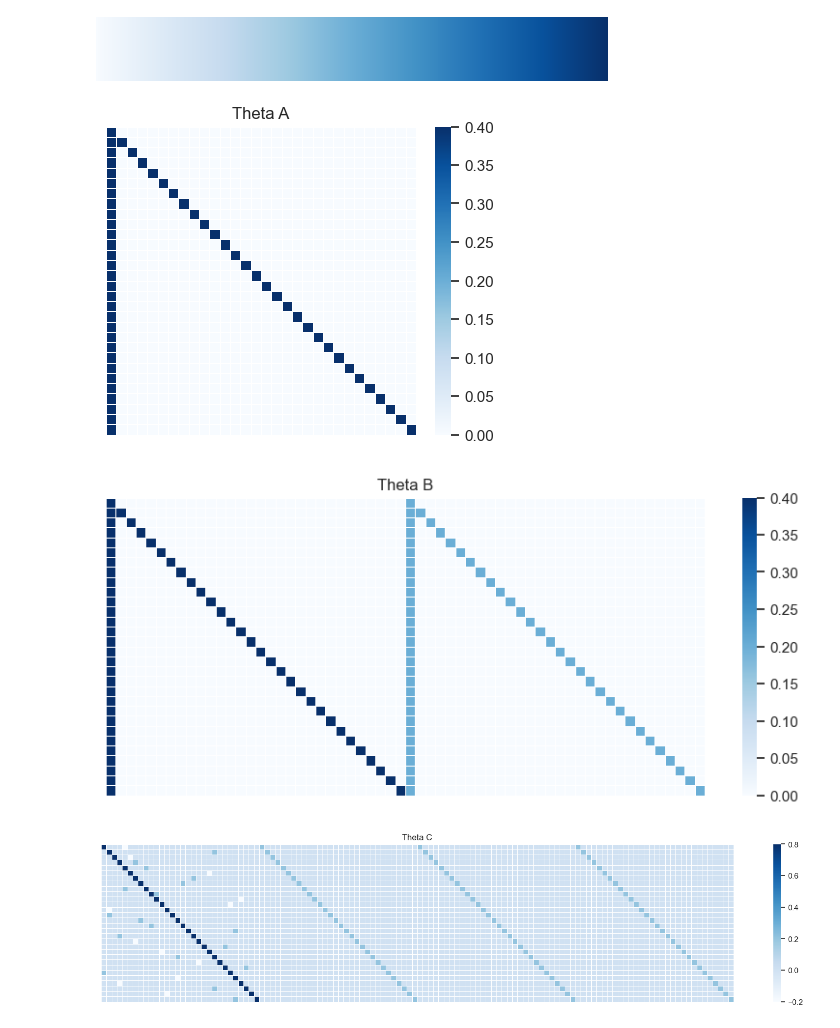
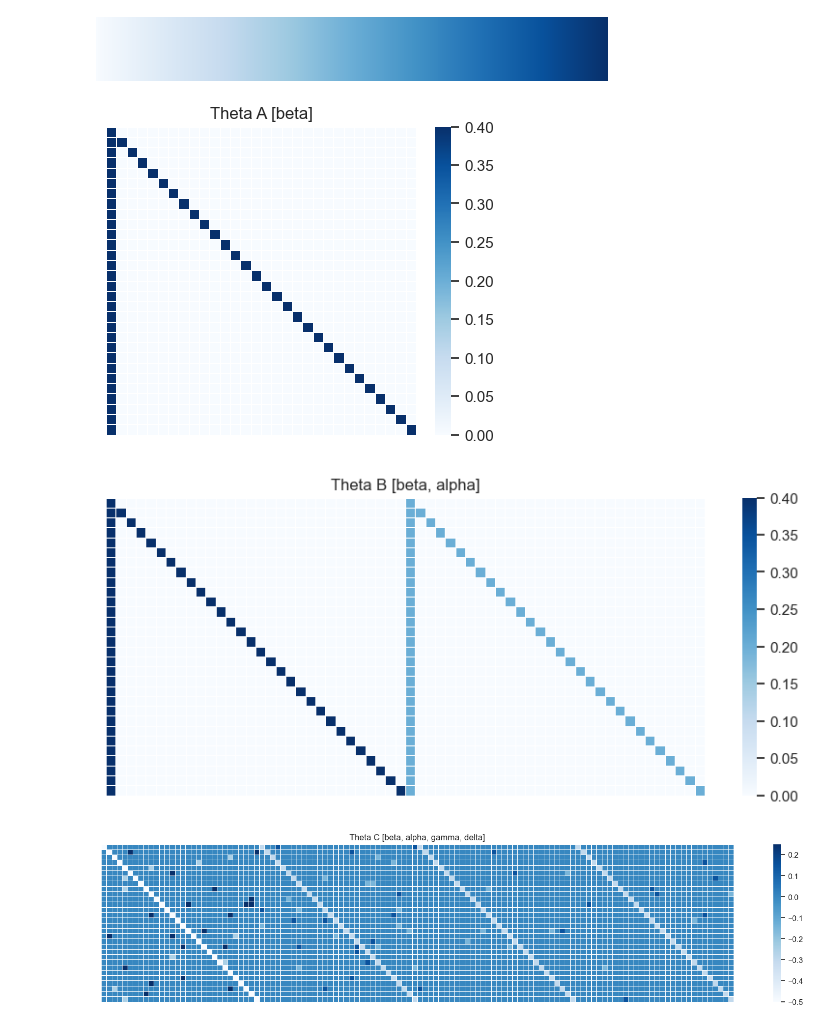
Before and after one commit to arthur900530/Neural-Network-on-Granger-Causality-and-VAR, a Jupyter notebook: src/var_simulation_demo.ipynb, the cells around one changed output. Drawn from its saved outputs; the diff is of its cells as text; code cells hidden in the pictures.

```diff
--- a/src/var_simulation_demo.ipynb
+++ b/src/var_simulation_demo.ipynb
@@ -10,7 +10,7 @@ data_C = VAR.simulate_var_retail_latent(k=30, S=50, lag=1)
 # %%
 theta_A = data_A['beta']
 theta_B = np.concatenate([data_B['beta'], data_B['alpha']], 1)
-theta_C = np.concatenate([data_C['beta'], data_C['alpha'], data_C['gamma'], data_C['sigma']], 1)
+theta_C = np.concatenate([data_C['beta'], data_C['alpha'], data_C['gamma'], data_C['delta']], 1)
 # %%
 cmp = "Blues"
 sns.color_palette("Blues", as_cmap=True)
@@ -18,24 +18,24 @@ sns.color_palette("Blues", as_cmap=True)
 [figure]
 # %%
 sns.set(rc={'figure.figsize':(5, 4)})
-ax = sns.heatmap(theta_A, linewidth=0.5, cmap=cmp).set(title='Theta A')
+ax = sns.heatmap(theta_A, linewidth=0.5, cmap=cmp).set(title='Theta A [beta]')
 plt.axis('off')
 plt.show()
 # %% [output]
-[figure, old version]
+[figure, new version]
 # %%
 sns.set(rc={'figure.figsize':(10, 4)})
-ax = sns.heatmap(theta_B, linewidth=0.5, cmap=cmp).set(title='Theta B')
+ax = sns.heatmap(theta_B, linewidth=0.5, cmap=cmp).set(title='Theta B [beta, alpha]')
 plt.axis('off')
 plt.show()
 # %% [output]
-[figure, old version]
+[figure, new version]
 # %%
 sns.set(rc={'figure.figsize':(20, 4)})
-ax = sns.heatmap(theta_C, linewidth=0.5, cmap=cmp).set(title='Theta C')
+ax = sns.heatmap(theta_C, linewidth=0.5, cmap=cmp).set(title='Theta C [beta, alpha, gamma, delta]')
 plt.axis('off')
 plt.show()
 # %% [output]
-[figure, old version]
+[figure, new version]
 # %%
 sns.set(rc={'figure.figsize':(8, 7)})
```
Also changed, not shown: parts of 2 cells of this notebook, 3 other files.
